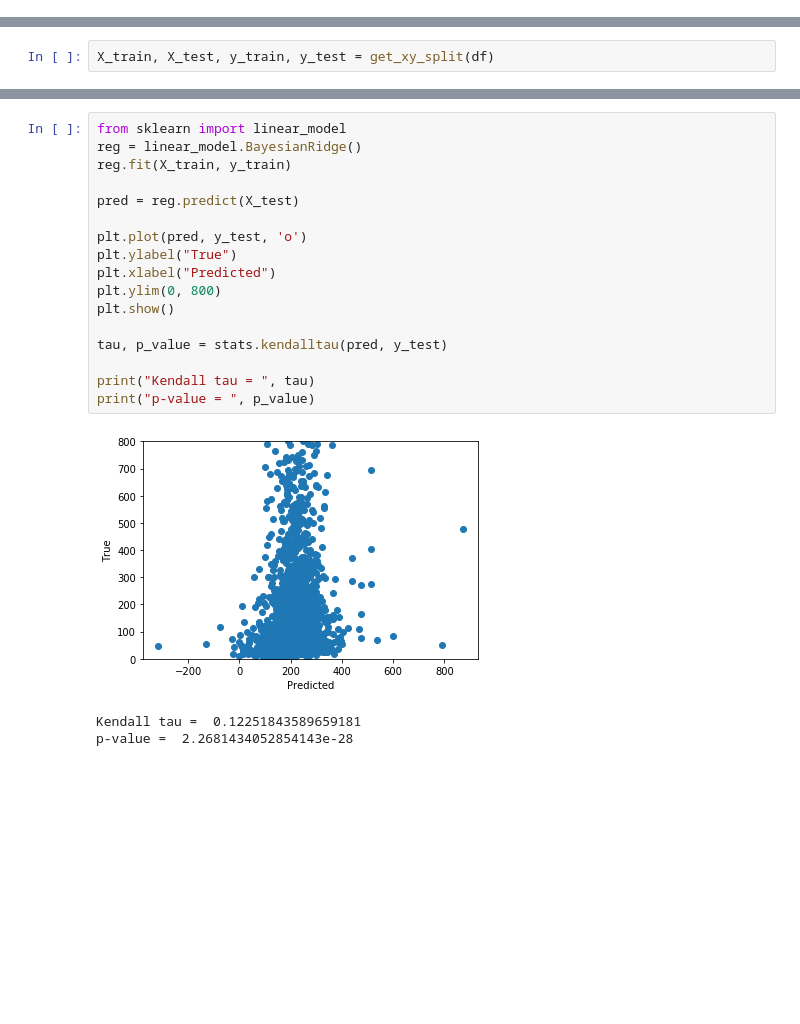
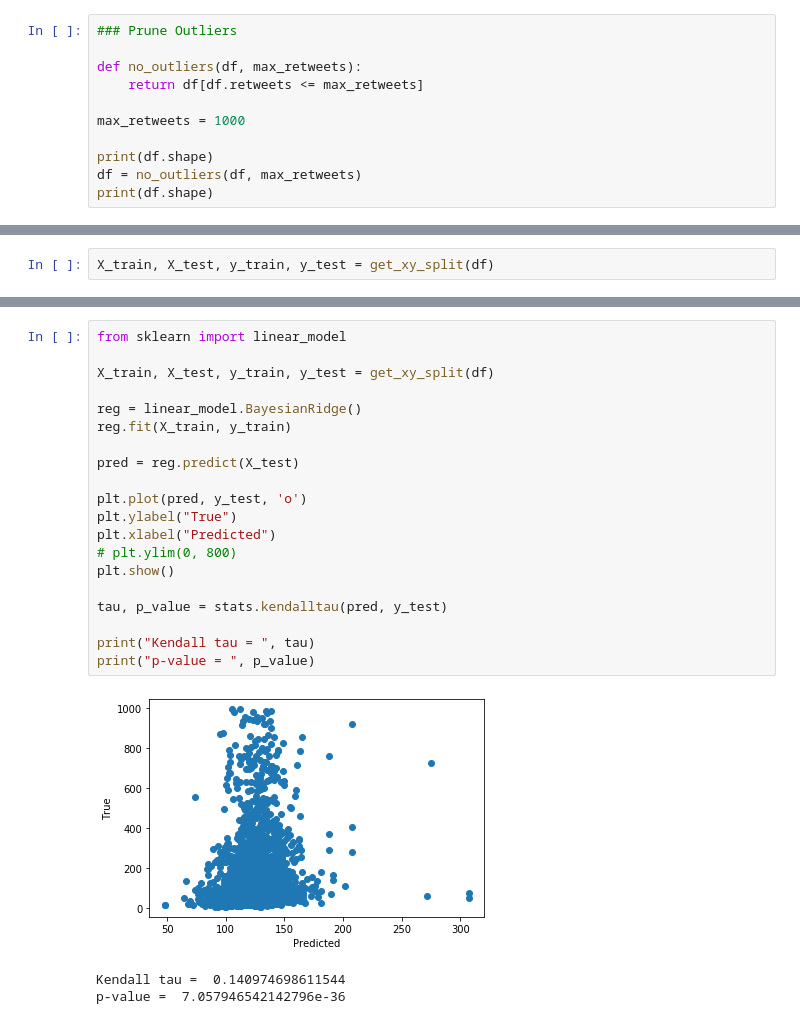
Before and after one commit to ruthlee/NYT_Analysis, a Jupyter notebook: notebooks/methods_features.ipynb, the cells around one changed output, grey strips where cells are left out. Drawn from its saved outputs; the diff is of its cells as text; blank space fills up the shorter version.

```diff
--- a/notebooks/methods_features.ipynb
+++ b/notebooks/methods_features.ipynb
@@ -351,3 +359,14 @@ getting rid of 9 null columns
 ## Methods
 # %%
 df = pd.read_pickle("../data/feature_df.pkl")
+# %%
+### Prune Outliers
+
+def no_outliers(df, max_retweets):
+    return df[df.retweets <= max_retweets]
+
+max_retweets = 1000
+
+print(df.shape)
+df = no_outliers(df, max_retweets)
+print(df.shape)
@@ -426,24 +450,27 @@ p-value =  4.210927921739752e-36
 # %%
 from sklearn import linear_model
+
+X_train, X_test, y_train, y_test = get_xy_split(df)
+
 reg = linear_model.BayesianRidge()
 reg.fit(X_train, y_train)
 
 pred = reg.predict(X_test)
 
 plt.plot(pred, y_test, 'o')
 plt.ylabel("True")
 plt.xlabel("Predicted")
-plt.ylim(0, 800)
+# plt.ylim(0, 800)
 plt.show()
 
 tau, p_value = stats.kendalltau(pred, y_test)
 
 print("Kendall tau = ", tau)
 print("p-value = ", p_value)
 # %% [output]
-[figure, old version]
+[figure, new version]
-Kendall tau =  0.12251843589659181
-p-value =  2.2681434052854143e-28
+Kendall tau =  0.140974698611544
+p-value =  7.057946542142796e-36
 # %%
 # Gaussian naive Bayes
 from sklearn.naive_bayes import GaussianNB
```
Also changed, not shown: parts of 22 cells of this notebook, 2 other files.
